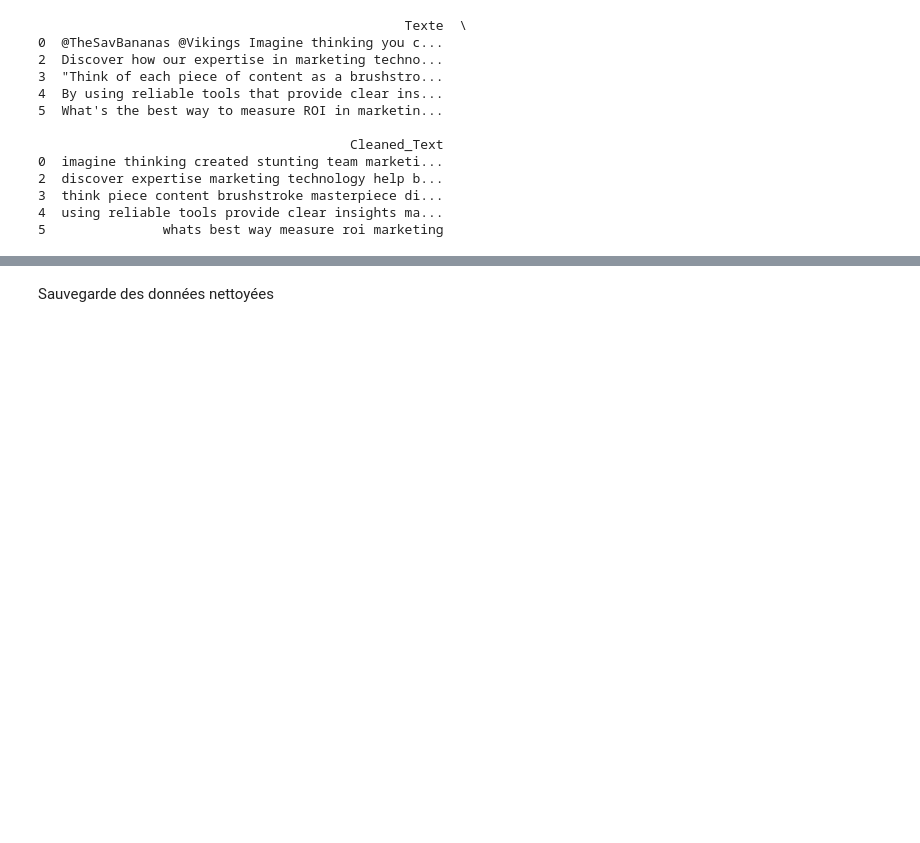
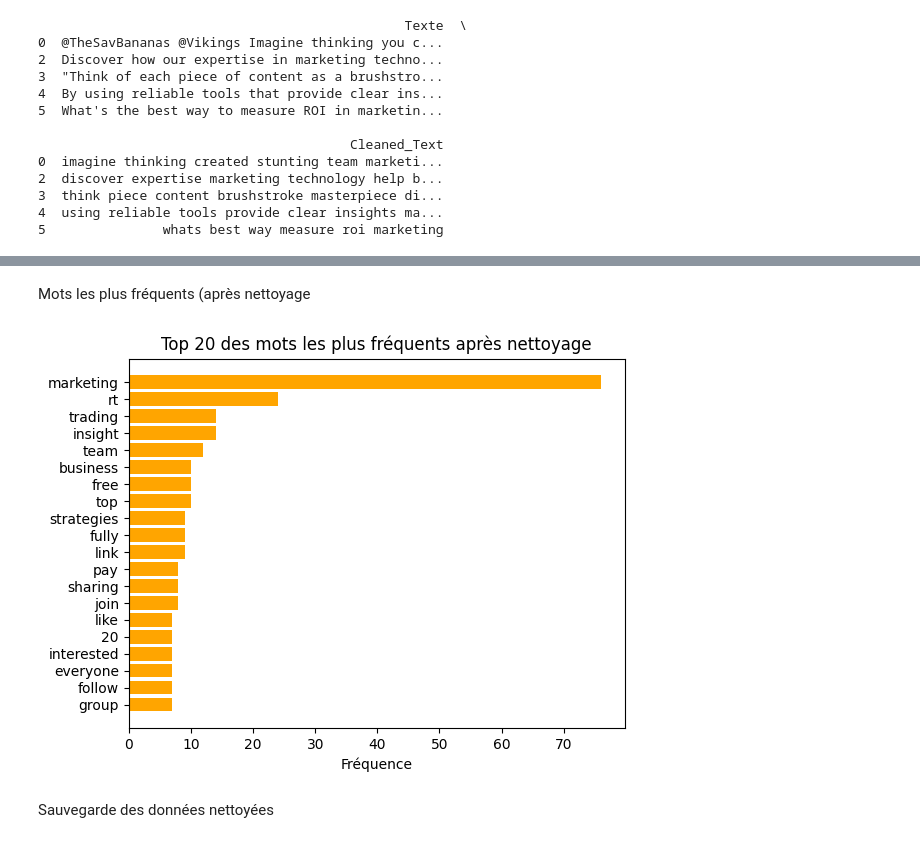
Before and after one commit to traorekitio/projet-analyse-sentiments, a Jupyter notebook: notebooks/data_cleaning_and_visualization.ipynb, the cells around one changed output, grey strips where cells are left out. Saved outputs shown, nothing was run; the diff lists cells and outputs as text; code cells hidden in the pictures; blank space fills up the shorter version.

```diff
--- a/notebooks/data_cleaning_and_visualization.ipynb
+++ b/notebooks/data_cleaning_and_visualization.ipynb
@@ -269,3 +282,19 @@ Nouvelles dimensions des données : (78, 6)
+# %% [markdown]
+Mots les plus fréquents (après nettoyage
+# %%
+from collections import Counter
+word_counts = Counter(" ".join(data['Cleaned_Text']).split())
+common_words = word_counts.most_common(20)
+words, counts = zip(*common_words)
+
+plt.barh(words, counts, color='orange')
+plt.title("Top 20 des mots les plus fréquents après nettoyage")
+plt.xlabel("Fréquence")
+plt.gca().invert_yaxis()  # Inverser pour afficher le mot le plus fréquent en haut
+plt.savefig('../outputs/top_words_after_cleaning.png')
+plt.show()
+# %% [output]
+[figure, added]
 # %% [markdown]
 Sauvegarde des données nettoyées
 # %%
```
Also changed, not shown: parts of 12 cells of this notebook, 2 other files.
